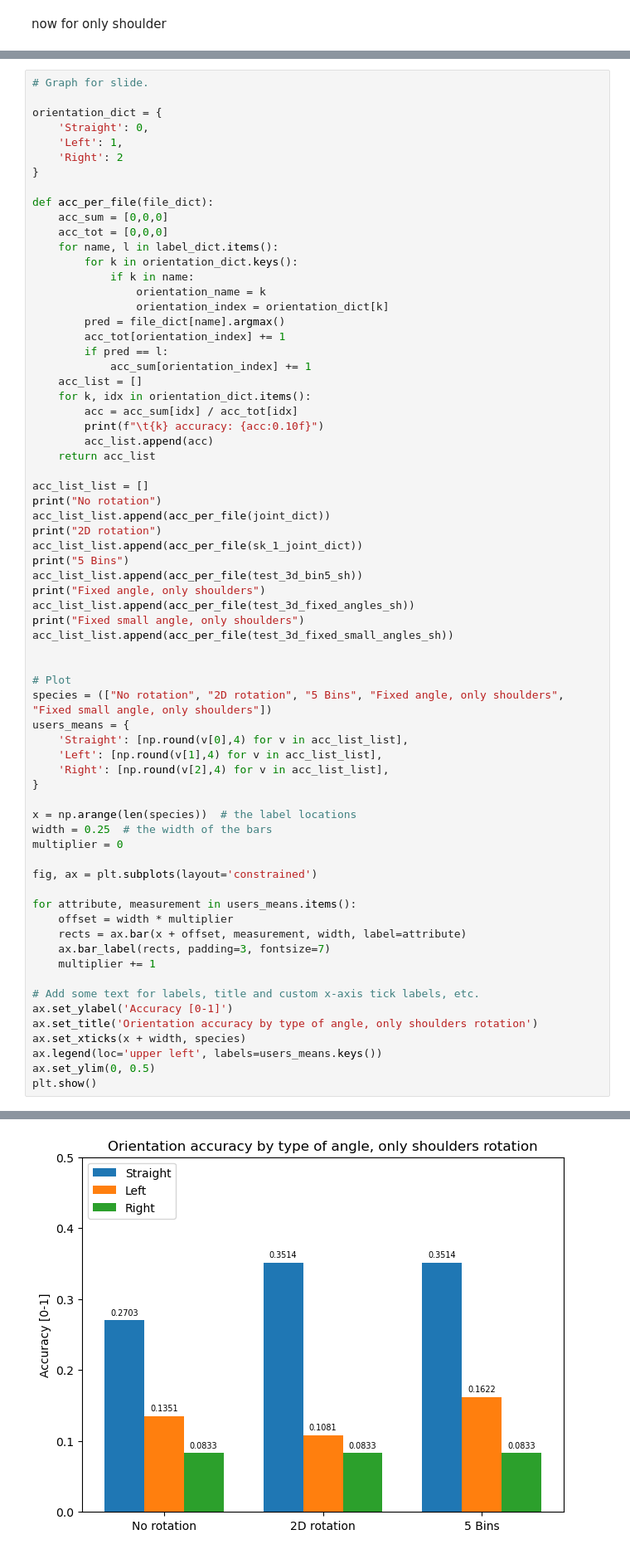
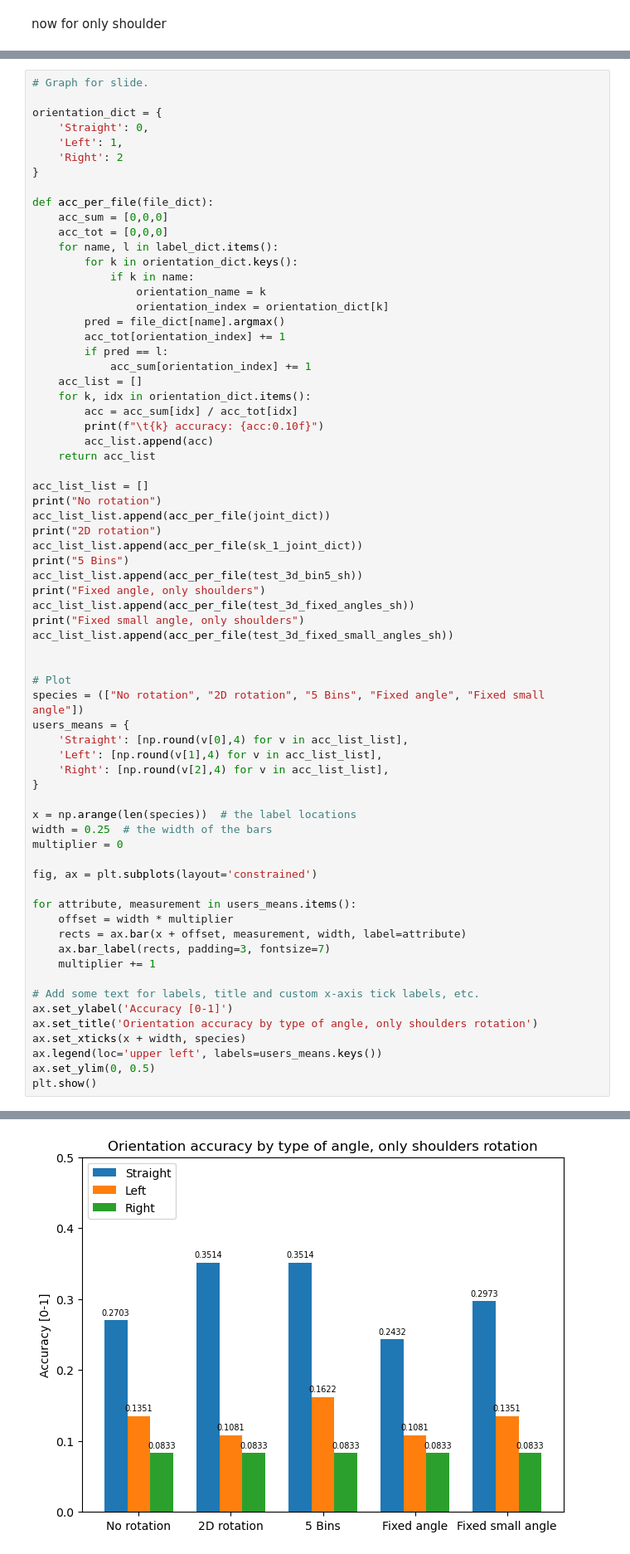
Before and after one commit to MColombari/SLR_Sentiment_Enhanced, a Jupyter notebook: ensemble/gcn/Analysis/Custom_dataset.ipynb, the cells around one changed output, grey strips where cells are left out. Shown: that part at 83% size. Drawn from its saved outputs; the diff is of its cells as text.

```diff
--- a/ensemble/gcn/Analysis/Custom_dataset.ipynb
+++ b/ensemble/gcn/Analysis/Custom_dataset.ipynb
@@ -954,7 +954,7 @@ acc_list_list.append(acc_per_file(test_3d_fixed_small_angles_sh))
 
 
 # Plot
-species = (["No rotation", "2D rotation", "5 Bins", "Fixed angle, only shoulders", "Fixed small angle, only shoulders"])
+species = (["No rotation", "2D rotation", "5 Bins", "Fixed angle", "Fixed small angle"])
 users_means = {
     'Straight': [np.round(v[0],4) for v in acc_list_list],
     'Left': [np.round(v[1],4) for v in acc_list_list],
@@ -996 +1004 @@ No rotation
-[figure, old version]
+[figure, new version]
```
Also changed, not shown: parts of 1 cell of this notebook, 1 other file.
